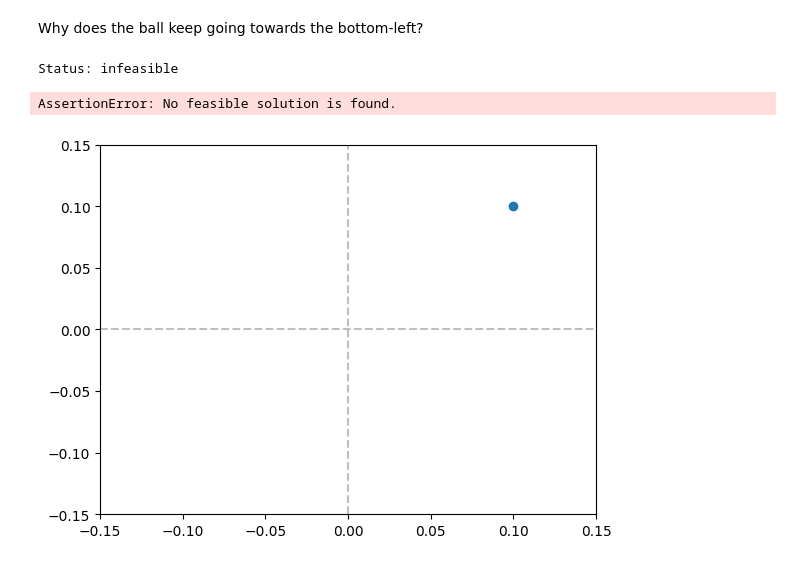
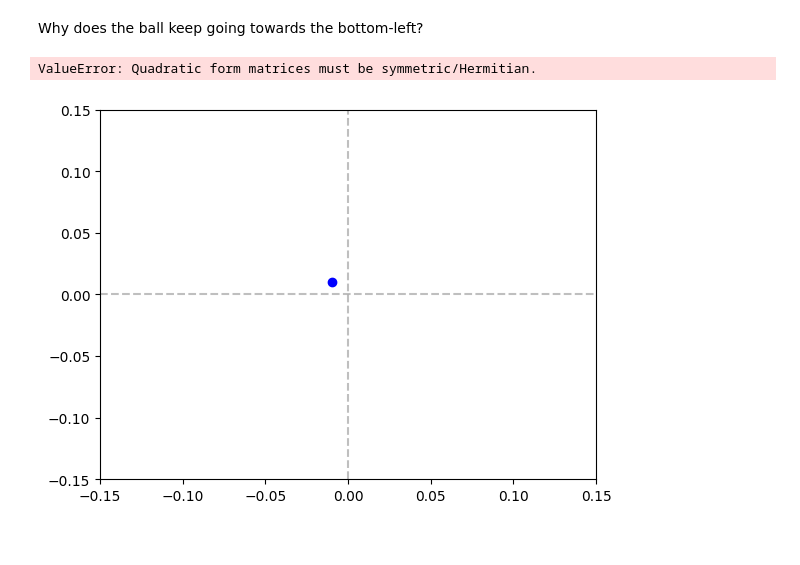
Before and after one commit to AlexanderJamesBecoy/MPCBallBalancingPlate, a Jupyter notebook: test.ipynb, the cells around one changed output. Cells and saved outputs as stored; diff of their text form; code cells hidden in the pictures.

```diff
--- a/test.ipynb
+++ b/test.ipynb
@@ -11,7 +11,8 @@ from IPython import display
 from dynamics import Ball, Plate, LinearModel
 from controller import MPC
 # %%
-dt = 0.1 # s, discrete time step
+sim_dt = 1e-1 # s, discrete time step in simulation
+mpc_dt = 1e-1 # s, discrete time step in MPC
 mu = 0.2 # Dry Coulomb friction constant plastic-plastic: 0.2-0.4
 g = 9.81 # m/s^2, gravitational acceleration
 N = 15 # prediction horizon
@@ -21,13 +22,14 @@ r_ball = 5e-3 # m
 
 m_plate = 0.1 # kg
 l_plate = 0.3 # m
+d_plate = 5e-3 # m
 
-v_max = np.array([2.0, 2.0]) # m/s
-w_max = np.array([3.0, 3.0]) # rad/s
-Tmax = 0.05 # Nm
+vmax = np.array([1e-2, 1e-2]) # m/s
+wmax = np.array([1e-2, 1e-2]) # rad/s
+Tmax = 0.01 # Nm
 rmax = 0.1 # m
 
 # plate = Plate(m_plate, l_plate)
 # ball = Ball(m_ball, r_ball, mu, g)
-system = LinearModel(dt, m_ball, g, l_plate, v_max, w_max, Tmax, rmax)
-controller = MPC(system, dt, N)
+system = LinearModel(dt=sim_dt, m=m_ball, g=g, l=l_plate, d=d_plate, vmax=vmax, wmax=wmax, Tmax=Tmax, rmax=rmax)
+controller = MPC(system, mpc_dt, N)
@@ -114,40 +128,42 @@ Why does the ball keep going towards the bottom-left?
 # %%
 # Test system dynamics
 fig, ax = plt.subplots()
-line, = ax.plot([], 'o-')   # A tuple unpacking to unpack the only plot
+line, = ax.plot([], 'bo-')   # A tuple unpacking to unpack the only plot
 
-y_init = np.array([0.1, 0.1])
+y_init = np.array([-0.01, 0.01])
 x_init = np.zeros((system._NO_OF_STATES))
 x_init[0] = y_init[0]
 x_init[2] = y_init[1]
 x_target = np.zeros((system._NO_OF_STATES))
 
 no_frames = 25
 ax.set_xlim([-l_plate/2.0, l_plate/2.0])
 ax.set_ylim([-l_plate/2.0, l_plate/2.0])
 ax.vlines(0, ymin=-l_plate/2.0, ymax=l_plate/2.0, linestyles='dashed', colors='gray', alpha=0.5)
 ax.hlines(0, xmin=-l_plate/2.0, xmax=l_plate/2.0, linestyles='dashed', colors='gray', alpha=0.5)
 
 U = []
 Y = np.zeros((no_frames, system._NO_OF_STATES))
 
 def animate(frame_num):
-    y = np.vstack((y_init, np.zeros((frame_num, system._NO_OF_OUTPUTS))))
-    x = np.zeros((system._NO_OF_STATES,))
+    U_k = []
+    # y = np.vstack((y_init, np.zeros((frame_num, system._NO_OF_OUTPUTS))))
+    x = x_init
+    y = y_init
 
     for k in range(frame_num-1):
-        u, x, _, _ = controller.predict(x_init, x_target)
-        y[k+1] = system.get_output(x)
-        U.append(u)
+        u, _, _, _ = controller.predict(x_init, x_target)
+        x = system.update(x, u)
+        y = system.get_output(x)
+        U_k.append(u)
 
-    Y = y
-    line.set_data((y[:,0], y[:,1]))
+    line.set_data(y[0], y[1])
+    U.append(U_k)
     return line
 
-anim = FuncAnimation(fig, animate, frames=no_frames, interval=100)
+anim = FuncAnimation(fig, animate, frames=no_frames, interval=200)
 display.display(display.HTML(anim.to_html5_video()))
 plt.close()
 # %% [output]
-Status: infeasible
+ValueError: Quadratic form matrices must be symmetric/Hermitian.
-AssertionError: No feasible solution is found.
-[figure, old version]
+[figure, new version]
```
Also changed, not shown: parts of 5 cells of this notebook, 4 other files.
